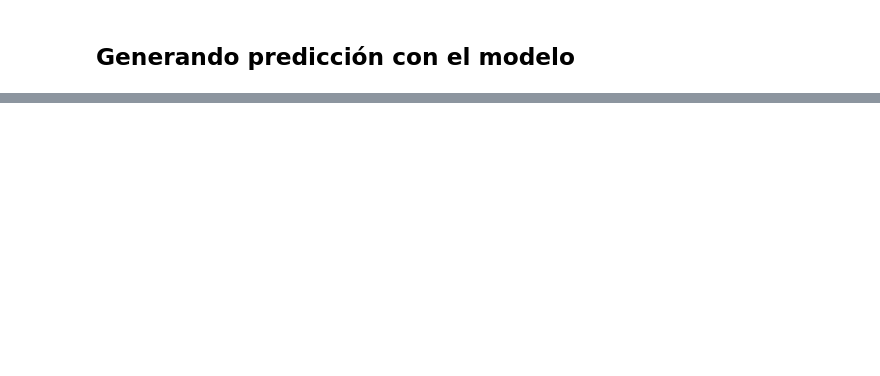
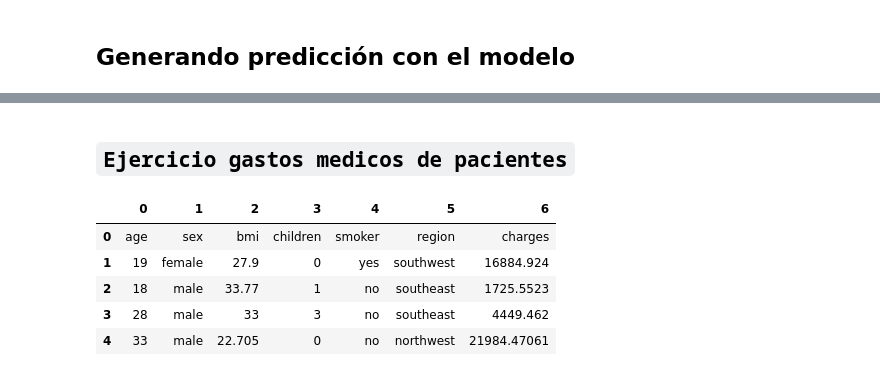
Before and after one commit to AlexanderPeraltaL/CursoMachongLearning, a Jupyter notebook: primera_regresion_lineal_template.ipynb, the cells around one changed output, grey strips where cells are left out. Saved outputs shown, nothing was run; the diff lists cells and outputs as text; code cells hidden in the pictures; blank space fills up the shorter version.

```diff
--- a/primera_regresion_lineal_template.ipynb
+++ b/primera_regresion_lineal_template.ipynb
@@ -34,0 +96,13 @@ Una vez que se ve cómo están correlacionadas las variables de manera visual es
+# %% [markdown]
+## `Ejercicio gastos medicos de pacientes`
+# %%
+import pandas as pd
+df = pd.read_csv('insurance.csv', header=None)
+df.head()
+# %% [output]
+|  | 0 | 1 | 2 | 3 | 4 | 5 | 6 |
+| 0 | age | sex | bmi | children | smoker | region | charges |
+| 1 | 19 | female | 27.9 | 0 | yes | southwest | 16884.924 |
+| 2 | 18 | male | 33.77 | 1 | no | southeast | 1725.5523 |
+| 3 | 28 | male | 33 | 3 | no | southeast | 4449.462 |
+| 4 | 33 | male | 22.705 | 0 | no | northwest | 21984.47061 |
```
Also changed, not shown: parts of 5 cells of this notebook.
